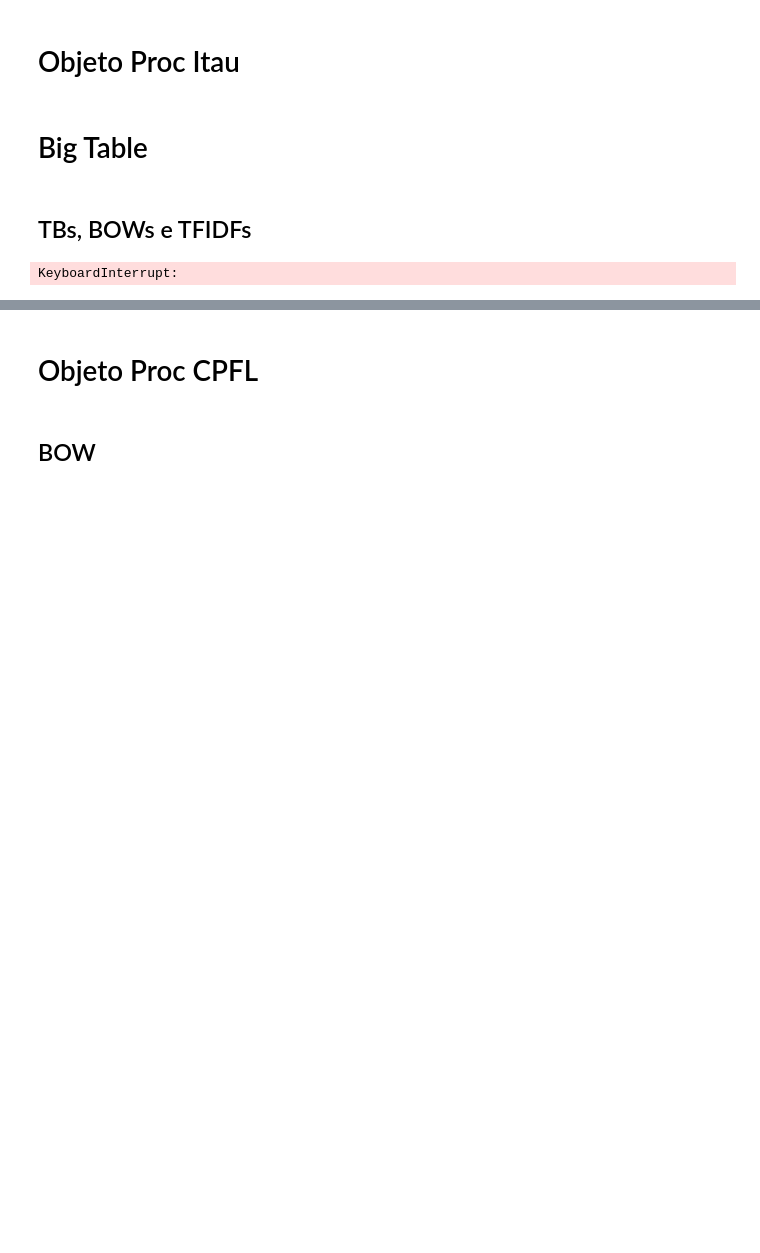
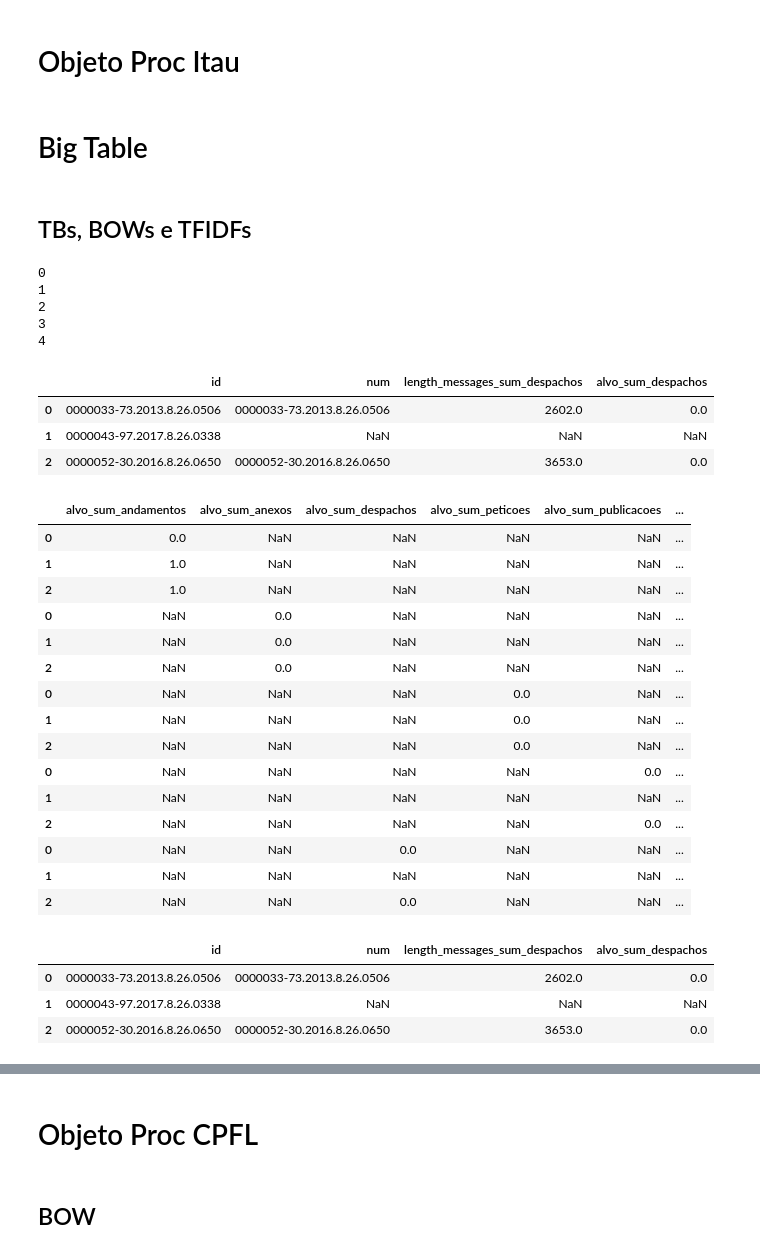
Before and after one commit to jmfaier/legal, a Jupyter notebook: main.ipynb, the cells around one changed output, grey strips where cells are left out. Drawn from its saved outputs; the diff is of its cells as text; code cells hidden in the pictures; blank space fills up the shorter version.

Commit message:
Inclusao dos alvos na Big Table

```diff
--- a/main.ipynb
+++ b/main.ipynb
@@ -472,6 +471,10 @@ atr = [{'id':'id', 'data':'dt_andamentos','label':'andamentos', 'texto':'andamen
 tb = ['andamentos', 'anexos', 'peticoes', 'publicacoes', 'despachos']
 #Criação e armazenagem das TBs
 #tb = ['andamentos']
+
+bte = pd.DataFrame()
+bt_id = pd.DataFrame()
+
 for i in range(len(tb)):
     alvo = atr_alvo[i]
     atributos = atr[i]
@@ -505,16 +508,30 @@ for i in range(len(tb)):
     tb_tfidf = pd.concat([df_num, df_dt, df],axis=1)
 
     #Armazena TBs
-    file = 'data/output/tb_' + tb[i] + '.csv'
-    bt.to_csv(file, sep='\t', index= False, encoding='utf-16') #ou latin-1 iso-8859-1
+    #file = 'data/output/tb_' + tb[i] + '.csv'
+    #bt.to_csv(file, sep='\t', index= False, encoding='utf-16') #ou latin-1 iso-8859-1
 
     #Armazena BOWs
-    file = 'data/output/bow_' + tb[i] + '.csv'
-    tb_bow.to_csv(file, sep='\t', index= False, encoding='utf-16') #ou latin-1 iso-8859-1
+    #file = 'data/output/bow_' + tb[i] + '.csv'
+    #tb_bow.to_csv(file, sep='\t', index= False, encoding='utf-16') #ou latin-1 iso-8859-1
 
     #Armazena TFIDFs
-    file = 'data/output/tfidf_' + tb[i] + '.csv'
-    tb_tfidf.to_csv(file, sep='\t', index= False, encoding='utf-16') #ou latin-1 iso-8859-1
+    #file = 'data/output/tfidf_' + tb[i] + '.csv'
+    #tb_tfidf.to_csv(file, sep='\t', index= False, encoding='utf-16') #ou latin-1 iso-8859-1
+
+
+    #Soma-se os alvos
+    a = bt.groupby(['num']).sum() #Agrupa pelo numero, somando-se os valoree
+    a = a.add_suffix('_sum_'+tb[i]).reset_index() # Adiciona um sufixo as colunas de count recem criadas
+    bt_id['id'] = big_table['id']
+    btt = pd.merge(bt_id, a, how='left', left_on='id', right_on='num')
+
+    bte[i] = [btt]
+
     print(i)
 # %% [output]
-KeyboardInterrupt:
+0
+1
+2
+3
+4
@@ -526,0 +538,46 @@ df_sw.to_csv(file, sep='\t', index= False, encoding='utf-16') #ou latin-1 iso-88
+# %%
+bt = big_table.merge(bte[0][0],on='id').merge(bte[1][0], on='id').merge(bte[2][0], on='id').merge(bte[3][0], on='id').merge(bte[4][0], on='id')
+#Armazenagem da Big Table
+bt.to_csv('data/output/big_table.csv', sep='\t', index= False, encoding='utf-16') #ou latin-1 iso-8859-1
+# %%
+bte = pd.DataFrame()
+bt_id = pd.DataFrame()
+#Soma-se os alvos
+a = bt.groupby(['num']).sum() #Agrupa pelo numero, somando-se os valoree
+a = a.add_suffix('_sum_'+tb[i]).reset_index() # Adiciona um sufixo as colunas de count recem criadas
+a
+bt_id['id'] = big_table['id']
+btt = pd.merge(bt_id, a, how='left', left_on='id', right_on='num')
+
+bte.append(btt)
+# %% [output]
+|  | id | num | length_messages_sum_despachos | alvo_sum_despachos |
+| 0 | 0000033-73.2013.8.26.0506 | 0000033-73.2013.8.26.0506 | 2602.0 | 0.0 |
+| 1 | 0000043-97.2017.8.26.0338 | NaN | NaN | NaN |
+| 2 | 0000052-30.2016.8.26.0650 | 0000052-30.2016.8.26.0650 | 3653.0 | 0.0 |
+# %%
+bte
+# %% [output]
+|  | alvo_sum_andamentos | alvo_sum_anexos | alvo_sum_despachos | alvo_sum_peticoes | alvo_sum_publicacoes | ... |
+| 0 | 0.0 | NaN | NaN | NaN | NaN | ... |
+| 1 | 1.0 | NaN | NaN | NaN | NaN | ... |
+| 2 | 1.0 | NaN | NaN | NaN | NaN | ... |
+| 0 | NaN | 0.0 | NaN | NaN | NaN | ... |
+| 1 | NaN | 0.0 | NaN | NaN | NaN | ... |
+| 2 | NaN | 0.0 | NaN | NaN | NaN | ... |
+| 0 | NaN | NaN | NaN | 0.0 | NaN | ... |
+| 1 | NaN | NaN | NaN | 0.0 | NaN | ... |
+| 2 | NaN | NaN | NaN | 0.0 | NaN | ... |
+| 0 | NaN | NaN | NaN | NaN | 0.0 | ... |
+| 1 | NaN | NaN | NaN | NaN | NaN | ... |
+| 2 | NaN | NaN | NaN | NaN | 0.0 | ... |
+| 0 | NaN | NaN | 0.0 | NaN | NaN | ... |
+| 1 | NaN | NaN | NaN | NaN | NaN | ... |
+| 2 | NaN | NaN | 0.0 | NaN | NaN | ... |
+# %%
+bte.append(btt)
+# %% [output]
+|  | id | num | length_messages_sum_despachos | alvo_sum_despachos |
+| 0 | 0000033-73.2013.8.26.0506 | 0000033-73.2013.8.26.0506 | 2602.0 | 0.0 |
+| 1 | 0000043-97.2017.8.26.0338 | NaN | NaN | NaN |
+| 2 | 0000052-30.2016.8.26.0650 | 0000052-30.2016.8.26.0650 | 3653.0 | 0.0 |
```
Also changed, not shown: parts of 10 cells of this notebook.
